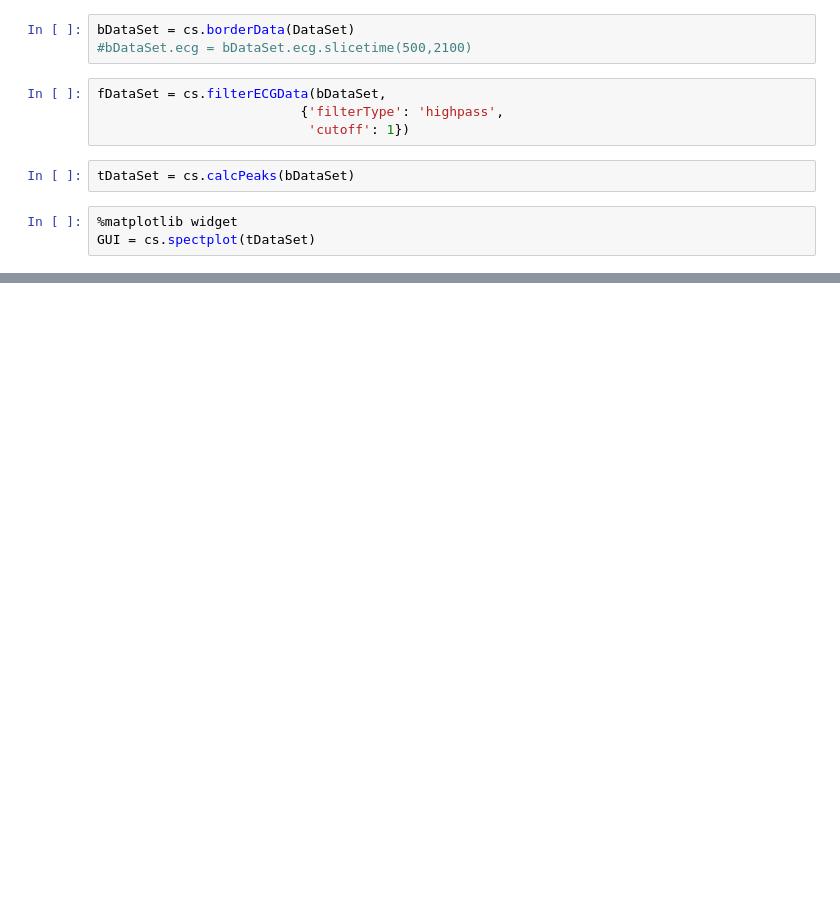
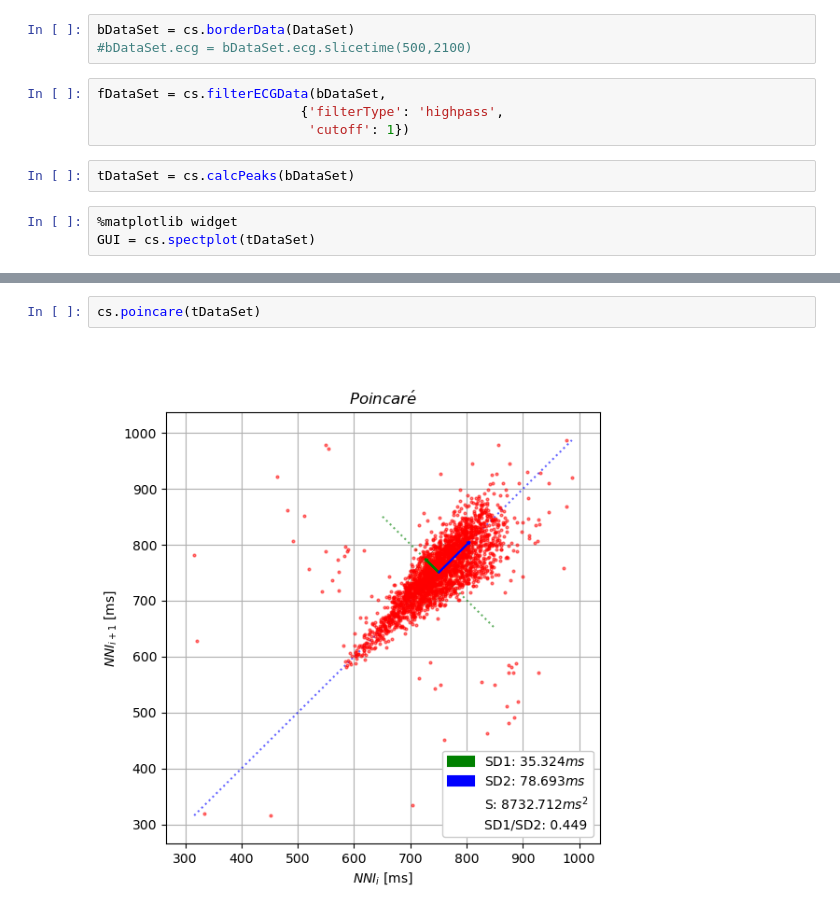
Before and after one commit to ArjanOnGithup/Experimental-Skills, a Jupyter notebook: Development/SpectHR.ipynb, the cells around one changed output, grey strips where cells are left out. Saved outputs shown, nothing was run; the diff lists cells and outputs as text; blank space fills up the shorter version.

```diff
--- a/Development/SpectHR.ipynb
+++ b/Development/SpectHR.ipynb
@@ -19,0 +30,4 @@ GUI
+# %%
+cs.poincare(tDataSet)
+# %% [output]
+[figure, added]
```
Also changed, not shown: parts of 3 cells of this notebook, 1 other file.
